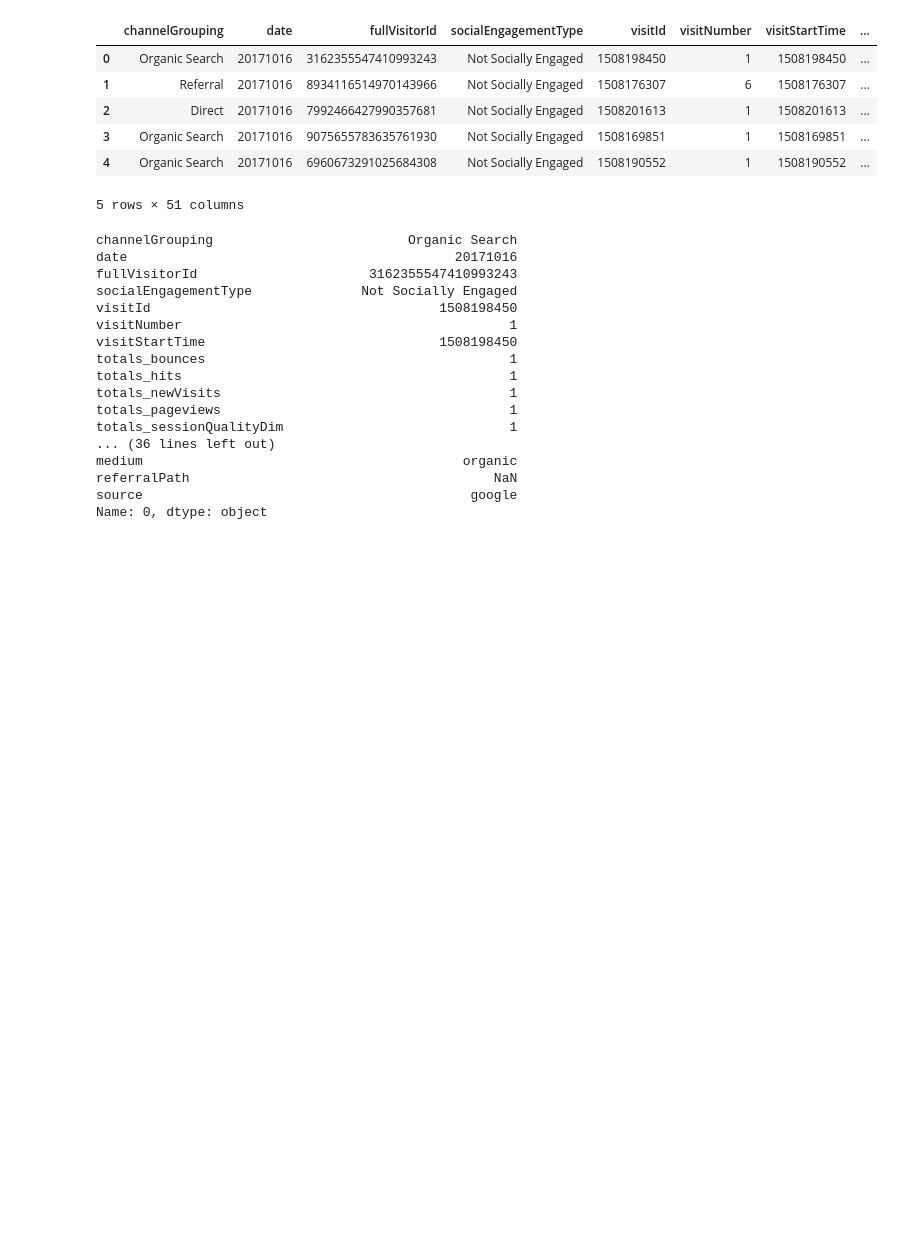
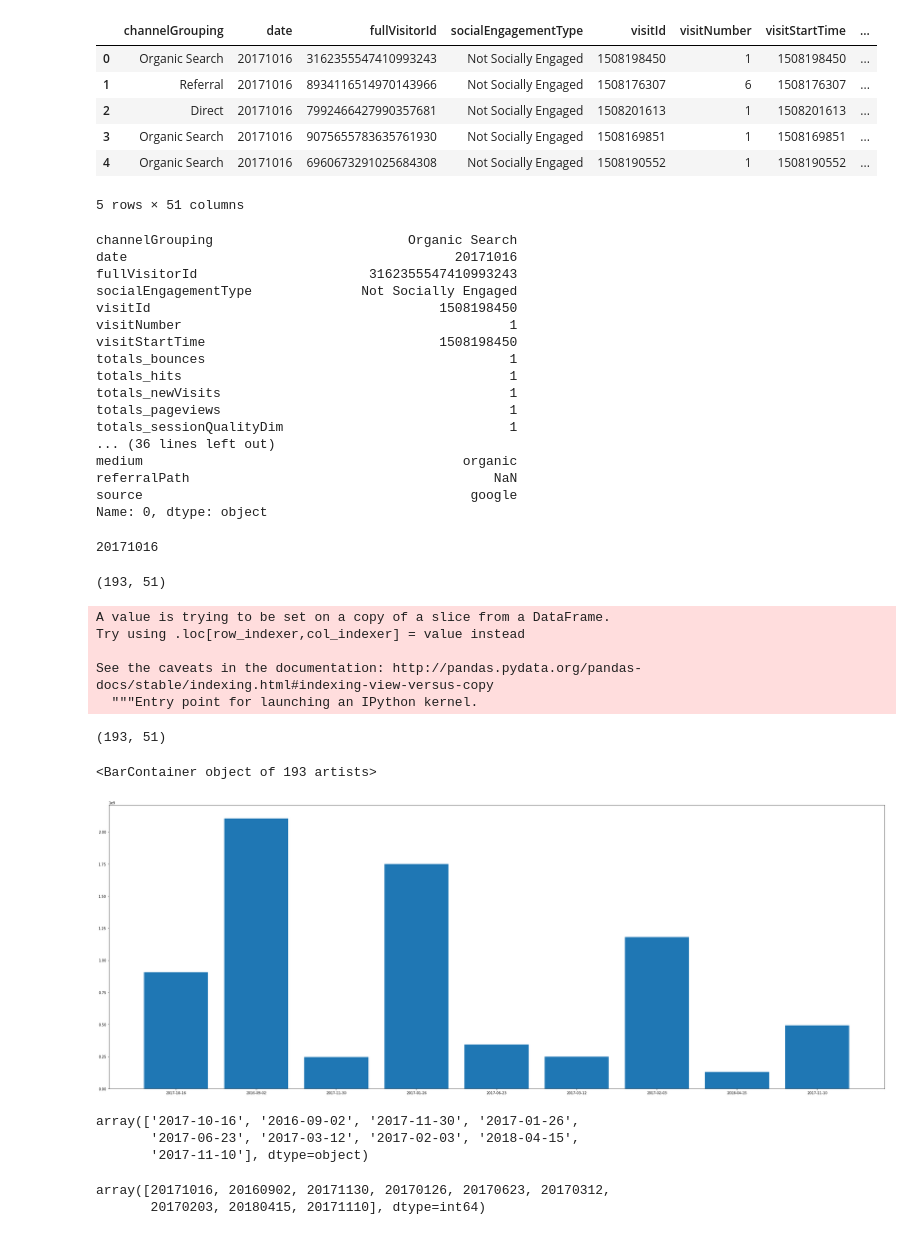
Before and after one commit to mikesturm2001/Python, a Jupyter notebook: GoogleProject/Project.ipynb, the cells around one changed output. Saved outputs shown, nothing was run; the diff lists cells and outputs as text; code cells hidden in the pictures; blank space fills up the shorter version.

Commit message:
Updates
more data clean up. attempting to run models soon.

```diff
--- a/GoogleProject/Project.ipynb
+++ b/GoogleProject/Project.ipynb
@@ -243,3 +248,46 @@ medium                                         organic
 referralPath                                       NaN
 source                                          google
 Name: 0, dtype: object
+# %%
+salesData = 0
+salesData = newData[newData.totals_totalTransactionRevenue > 0]
+# %%
+salesData.iloc[0].date
+# %% [output]
+20171016
+# %%
+salesData.shape
+# %% [output]
+(193, 51)
+# %%
+salesData['date'] =  pd.to_datetime(salesData['date'], format='%Y%m%d').dt.strftime("%Y-%m-%d");
+
+#salesData['column_name'].map('{:,.2f}'.format)
+# %% [output]
+A value is trying to be set on a copy of a slice from a DataFrame.
+Try using .loc[row_indexer,col_indexer] = value instead
+
+See the caveats in the documentation: http://pandas.pydata.org/pandas-docs/stable/indexing.html#indexing-view-versus-copy
+  """Entry point for launching an IPython kernel.
+# %%
+salesData.shape
+# %% [output]
+(193, 51)
+# %%
+fix, ax = plt.subplots(figsize=(40,15))
+
+plt.bar(salesData['date'], salesData['totals_totalTransactionRevenue'])
+# %% [output]
+<BarContainer object of 193 artists>
+[figure, added]
+# %%
+salesData["date"].unique()
+# %% [output]
+array(['2017-10-16', '2016-09-02', '2017-11-30', '2017-01-26',
+       '2017-06-23', '2017-03-12', '2017-02-03', '2018-04-15',
+       '2017-11-10'], dtype=object)
+# %%
+data["date"].unique()
+# %% [output]
+array([20171016, 20160902, 20171130, 20170126, 20170623, 20170312,
+       20170203, 20180415, 20171110], dtype=int64)
```
Also changed, not shown: parts of 14 cells of this notebook.
